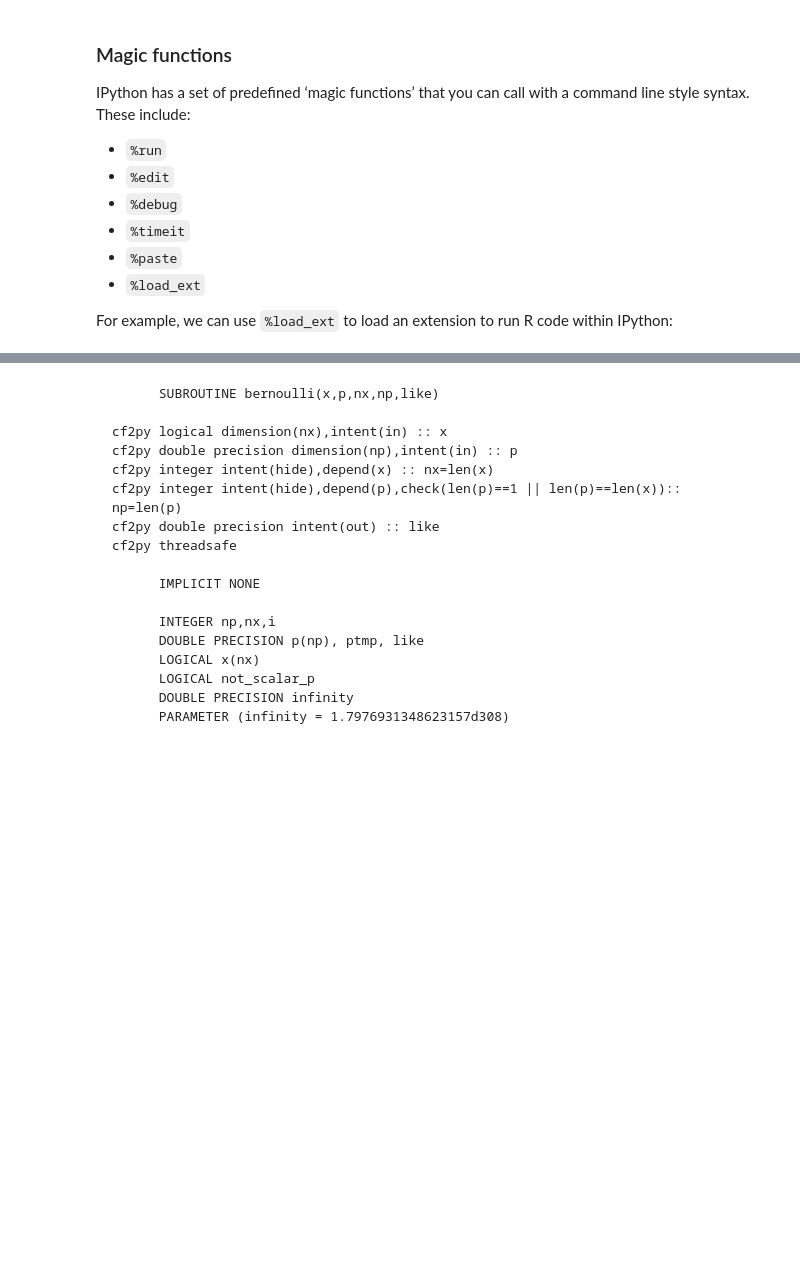
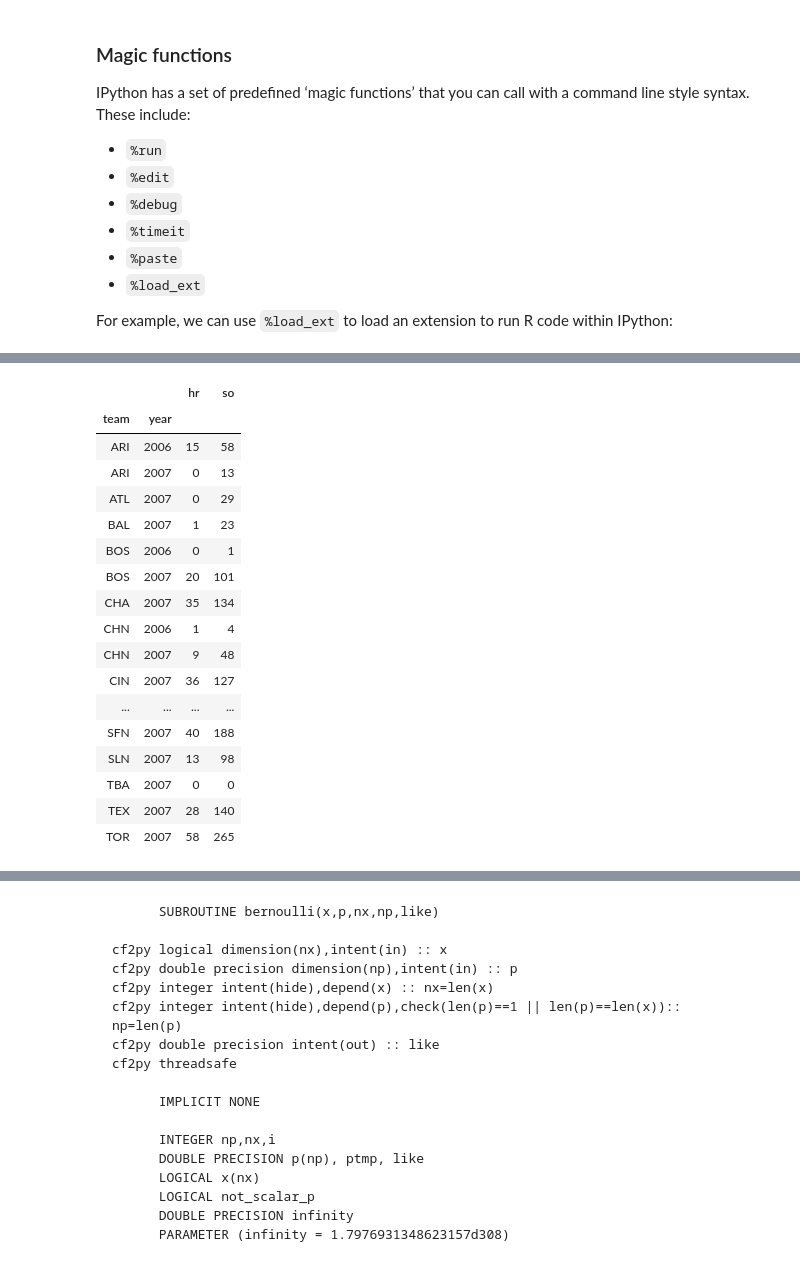
Before and after one commit to fonnesbeck/useRshootout, a Jupyter notebook: slides/UseR_2012.ipynb, the cells around one changed output, grey strips where cells are left out. Cells and saved outputs as stored; diff of their text form; code cells hidden in the pictures; blank space fills up the shorter version.

```diff
--- a/slides/UseR_2012.ipynb
+++ b/slides/UseR_2012.ipynb
@@ -363,0 +408,3 @@ pivot_table(df, values='D', rows=['A', 'B'], cols=['C'])
+# %%
+baseball = read_csv("/Users/fonnescj/Code/pandas/doc/data/baseball.csv")
+baseball
@@ -363,0 +449,21 @@ pivot_table(df, values='D', rows=['A', 'B'], cols=['C'])
+# %%
+pivot_table(baseball, values=['hr','so'], rows=['team', 'year'], aggfunc=sum)
+# %% [output]
+|  |  | hr | so |
+| team | year |  |  |
+| ARI | 2006 | 15 | 58 |
+| ARI | 2007 | 0 | 13 |
+| ATL | 2007 | 0 | 29 |
+| BAL | 2007 | 1 | 23 |
+| BOS | 2006 | 0 | 1 |
+| BOS | 2007 | 20 | 101 |
+| CHA | 2007 | 35 | 134 |
+| CHN | 2006 | 1 | 4 |
+| CHN | 2007 | 9 | 48 |
+| CIN | 2007 | 36 | 127 |
+| ... | ... | ... | ... |
+| SFN | 2007 | 40 | 188 |
+| SLN | 2007 | 13 | 98 |
+| TBA | 2007 | 0 | 0 |
+| TEX | 2007 | 28 | 140 |
+| TOR | 2007 | 58 | 265 |
```
Also changed, not shown: parts of 36 cells of this notebook.
